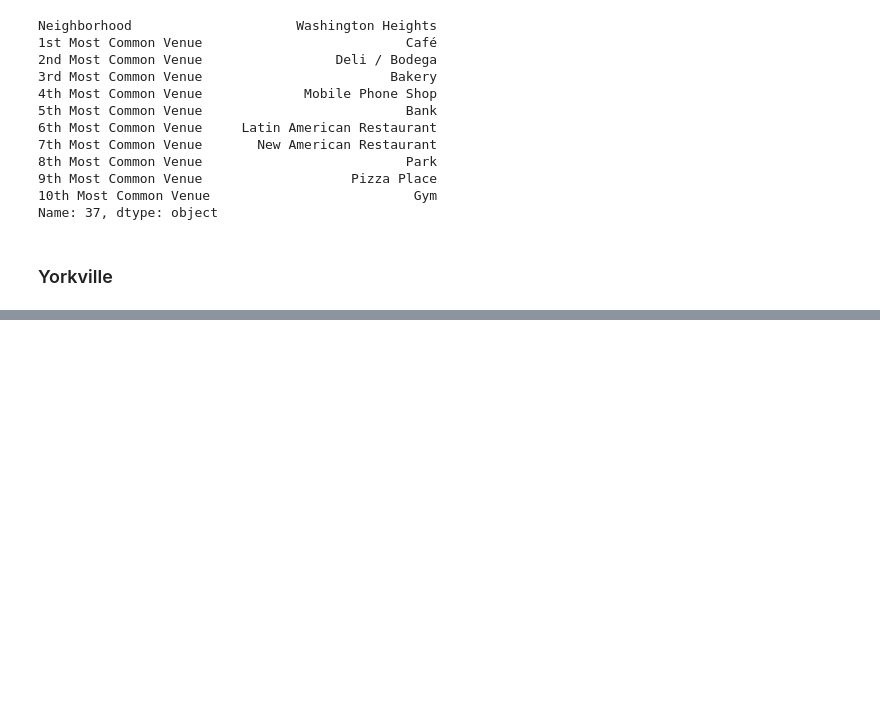
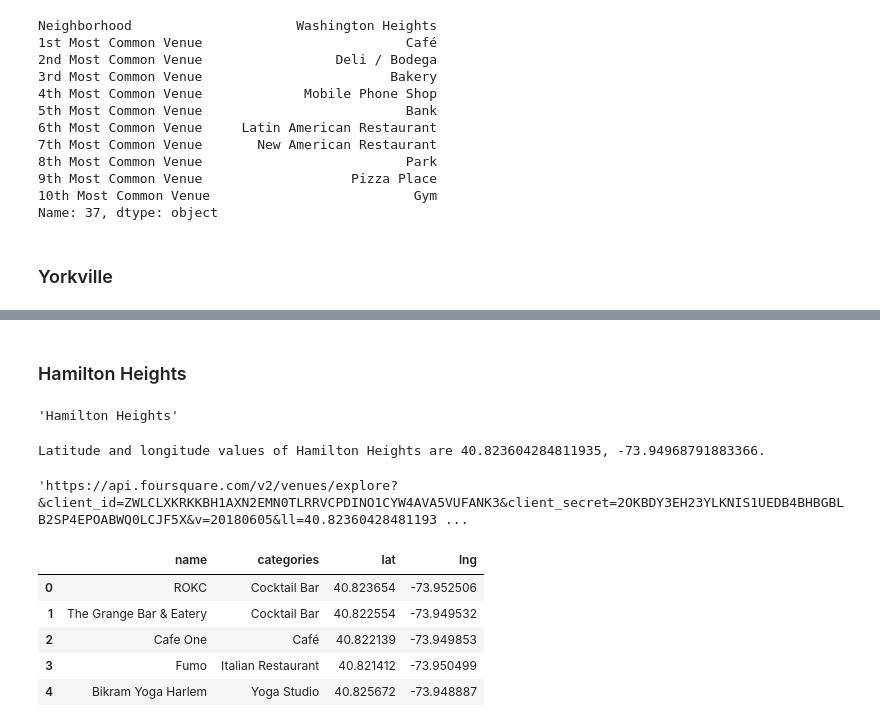
Before and after one commit to Venkatakrishnan2021/IBM_Coursera_Capstone_2, a Jupyter notebook: 2_Week2_1_Code.ipynb, the cells around one changed output, grey strips where cells are left out. Drawn from its saved outputs; the diff is of its cells as text; code cells hidden in the pictures; blank space fills up the shorter version.

Commit message:
Published from Watson Studio.

```diff
--- a/2_Week2_1_Code.ipynb
+++ b/2_Week2_1_Code.ipynb
@@ -523,0 +702,69 @@ Name: 39, dtype: object
+# %% [markdown]
+### Hamilton Heights
+# %%
+manhattan_data.loc[4, 'Neighborhood']
+# %% [output]
+'Hamilton Heights'
+# %%
+neighborhood_latitude = manhattan_data.loc[4, 'Latitude'] # neighborhood latitude value
+neighborhood_longitude = manhattan_data.loc[4, 'Longitude'] # neighborhood longitude value
+
+neighborhood_name = manhattan_data.loc[4, 'Neighborhood'] # neighborhood name
+
+print('Latitude and longitude values of {} are {}, {}.'.format(neighborhood_name,
+                                                               neighborhood_latitude,
+                                                               neighborhood_longitude))
+# %% [output]
+Latitude and longitude values of Hamilton Heights are 40.823604284811935, -73.94968791883366.
+# %%
+# type your answer here
+LIMIT = 100
+radius = 500
+url = 'https://api.foursquare.com/v2/venues/explore?&client_id={}&client_secret={}&v={}&ll={},{}&radius={}&limit={}'.format(
+    CLIENT_ID,
+    CLIENT_SECRET,
+    VERSION,
+    neighborhood_latitude,
+    neighborhood_longitude,
+    radius,
+    LIMIT)
+url
+# %% [output]
+'https://api.foursquare.com/v2/venues/explore?&client_id=ZWLCLXKRKKBH1AXN2EMN0TLRRVCPDINO1CYW4AVA5VUFANK3&client_secret=2OKBDY3EH23YLKNIS1UEDB4BHBGBLB2SP4EPOABWQ0LCJF5X&v=20180605&ll=40.82360428481193 ...
+# %%
+results = requests.get(url).json()
+# %%
+# function that extracts the category of the venue
+def get_category_type(row):
+    try:
+        categories_list = row['categories']
+    except:
+        categories_list = row['venue.categories']
+
+    if len(categories_list) == 0:
+        return None
+    else:
+        return categories_list[0]['name']
+# %%
+venues = results['response']['groups'][0]['items']
+
+nearby_venues = pd.json_normalize(venues) # flatten JSON
+
+# filter columns
+filtered_columns = ['venue.name', 'venue.categories', 'venue.location.lat', 'venue.location.lng']
+nearby_venues =nearby_venues.loc[:, filtered_columns]
+
+# filter the category for each row
+nearby_venues['venue.categories'] = nearby_venues.apply(get_category_type, axis=1)
+
+# clean columns
+nearby_venues.columns = [col.split(".")[-1] for col in nearby_venues.columns]
+
+nearby_venues.head()
+# %% [output]
+|  | name | categories | lat | lng |
+| 0 | ROKC | Cocktail Bar | 40.823654 | -73.952506 |
+| 1 | The Grange Bar & Eatery | Cocktail Bar | 40.822554 | -73.949532 |
+| 2 | Cafe One | Café | 40.822139 | -73.949853 |
+| 3 | Fumo | Italian Restaurant | 40.821412 | -73.950499 |
+| 4 | Bikram Yoga Harlem | Yoga Studio | 40.825672 | -73.948887 |
```
Also changed, not shown: parts of 40 cells of this notebook.
